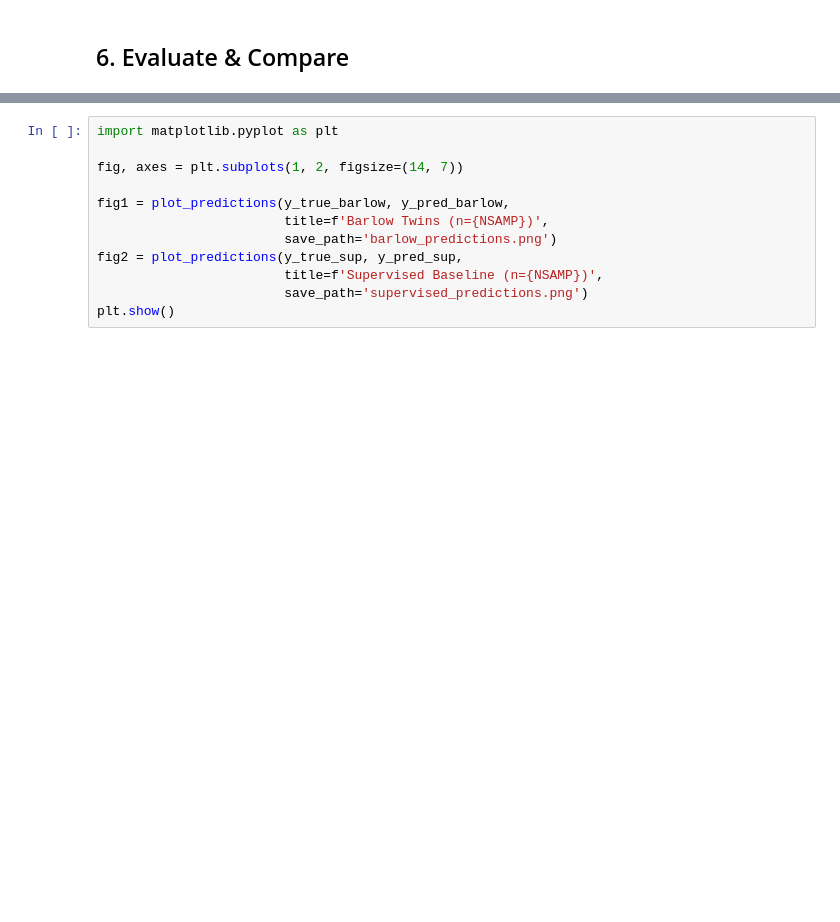
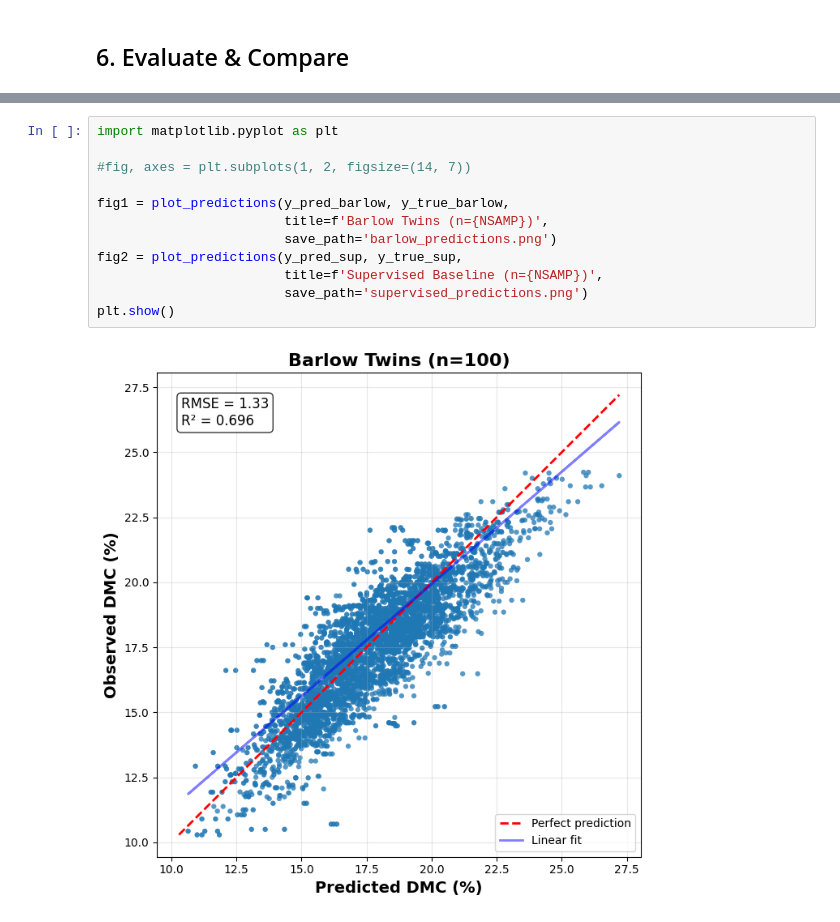
Before and after one commit to mwohlers/BarlowTwins_NIR, a Jupyter notebook: examples/kiwifruit_example.ipynb, the cells around one changed output, grey strips where cells are left out. Drawn from its saved outputs; the diff is of its cells as text; blank space fills up the shorter version.

```diff
--- a/examples/kiwifruit_example.ipynb
+++ b/examples/kiwifruit_example.ipynb
@@ -206,12 +278,14 @@ print('Supervised    — RMSE: {rmse:.3f}  R²: {r2:.3f}'.format(**metrics_sup))
 # %%
 import matplotlib.pyplot as plt
 
-fig, axes = plt.subplots(1, 2, figsize=(14, 7))
+#fig, axes = plt.subplots(1, 2, figsize=(14, 7))
 
-fig1 = plot_predictions(y_true_barlow, y_pred_barlow,
+fig1 = plot_predictions(y_pred_barlow, y_true_barlow,
                         title=f'Barlow Twins (n={NSAMP})',
                         save_path='barlow_predictions.png')
-fig2 = plot_predictions(y_true_sup, y_pred_sup,
+fig2 = plot_predictions(y_pred_sup, y_true_sup,
                         title=f'Supervised Baseline (n={NSAMP})',
                         save_path='supervised_predictions.png')
 plt.show()
+# %% [output]
+[figure, added]
```
Also changed, not shown: parts of 14 cells of this notebook, 14 other files.
